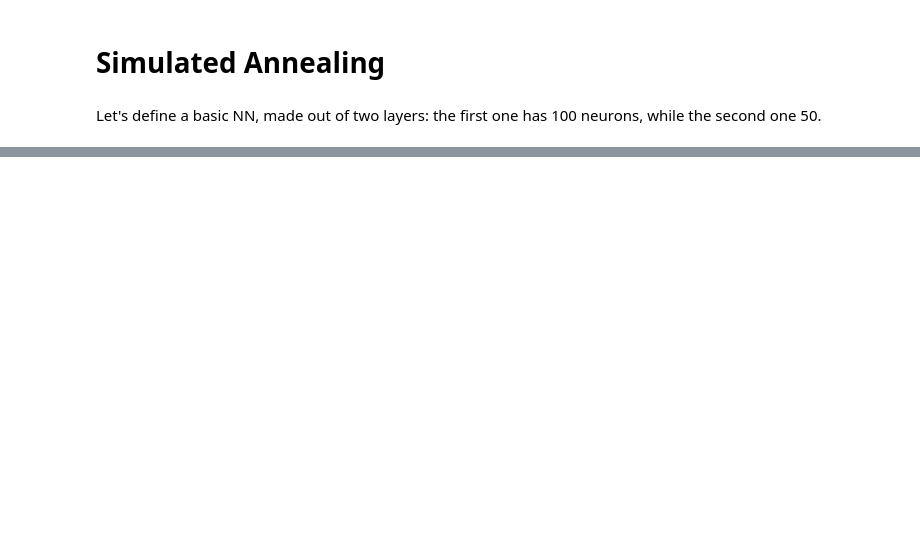
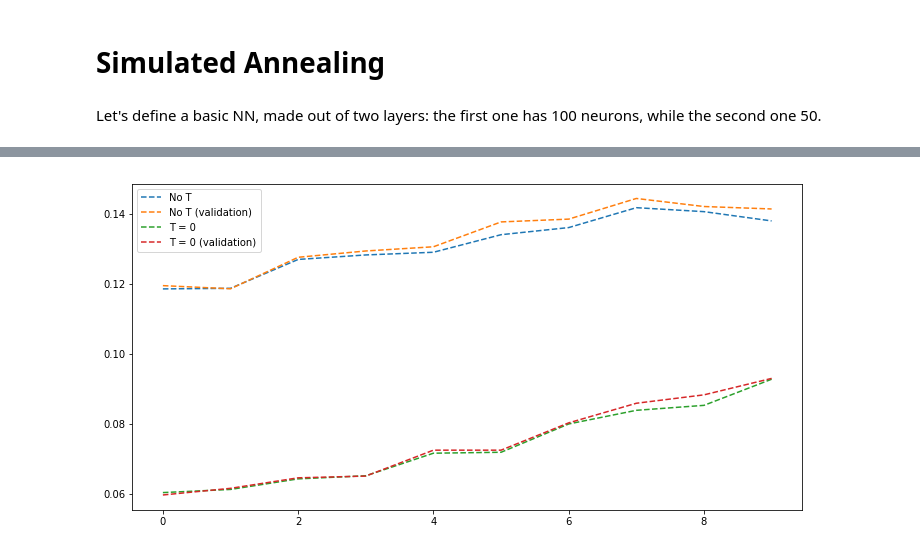
Before and after one commit to strin-matey/thesis, a Jupyter notebook: notebooks/sa/SimulatedAnnealing.ipynb, the cells around one changed output, grey strips where cells are left out. Saved outputs shown, nothing was run; the diff lists cells and outputs as text; code cells hidden in the pictures; blank space fills up the shorter version.

```diff
--- a/notebooks/sa/SimulatedAnnealing.ipynb
+++ b/notebooks/sa/SimulatedAnnealing.ipynb
@@ -210,0 +234,14 @@ for epoch in range(1000):
+# %%
+no_T = np.load('no_temperature.npz')
+T_0 = np.load('T=0.npz')
+
+fix, ax = plt.subplots(figsize=(12, 6))
+ax.plot(np.arange(0, len(no_T['training_set_measurements'])), no_T['training_set_measurements'], '--', label='No T')
+ax.plot(np.arange(0, len(no_T['validation_set_measurements'])), no_T['validation_set_measurements'], '--', label='No T (validation)')
+ax.plot(np.arange(0, len(T_0['training_set_measurements'])), T_0['training_set_measurements'], '--', label='T = 0')
+ax.plot(np.arange(0, len(T_0['validation_set_measurements'])), T_0['validation_set_measurements'], '--', label='T = 0 (validation)')
+
+ax.legend()
+plt.show()
+# %% [output]
+[figure, added]
```
Also changed, not shown: parts of 17 cells of this notebook.
